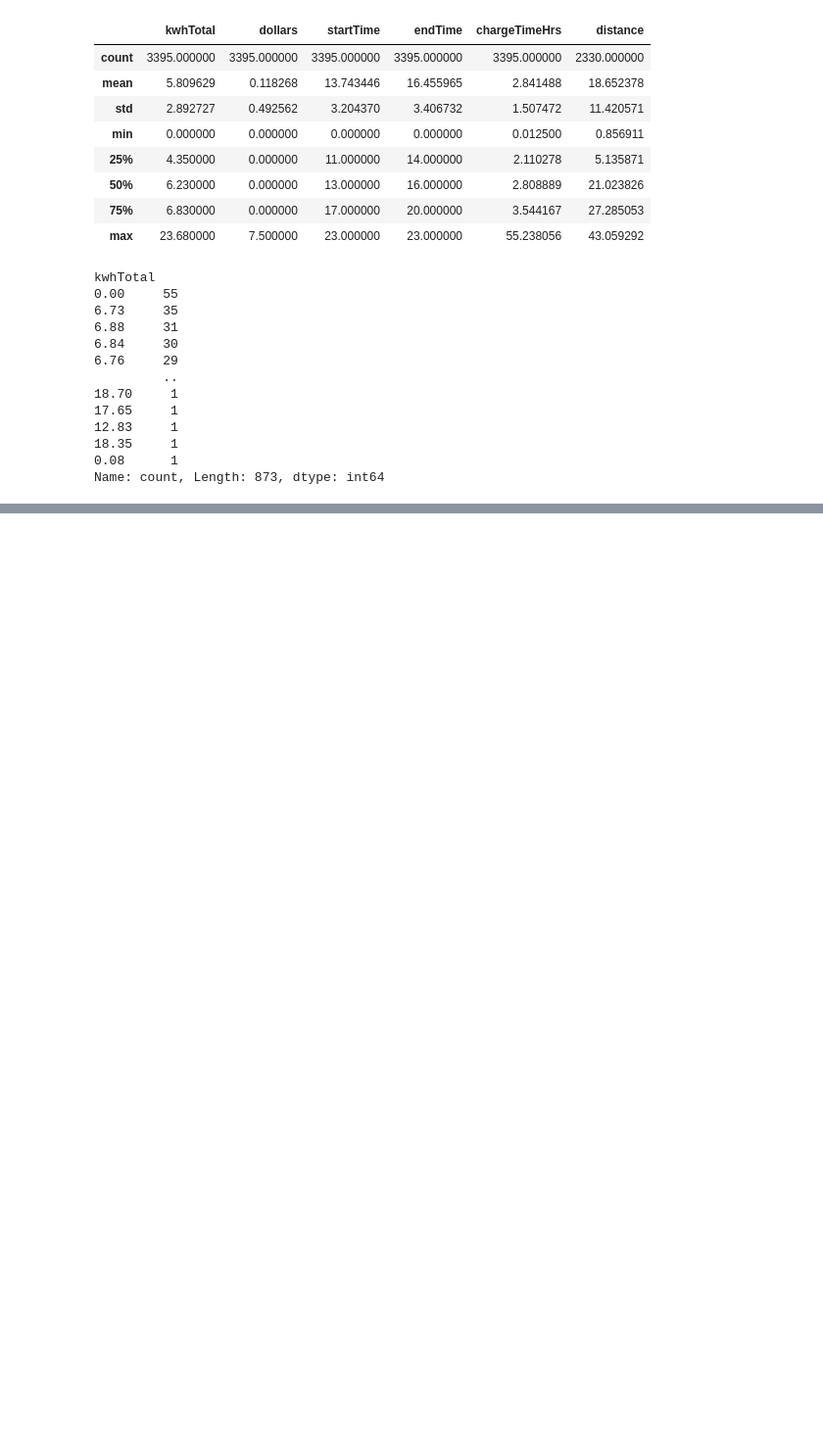
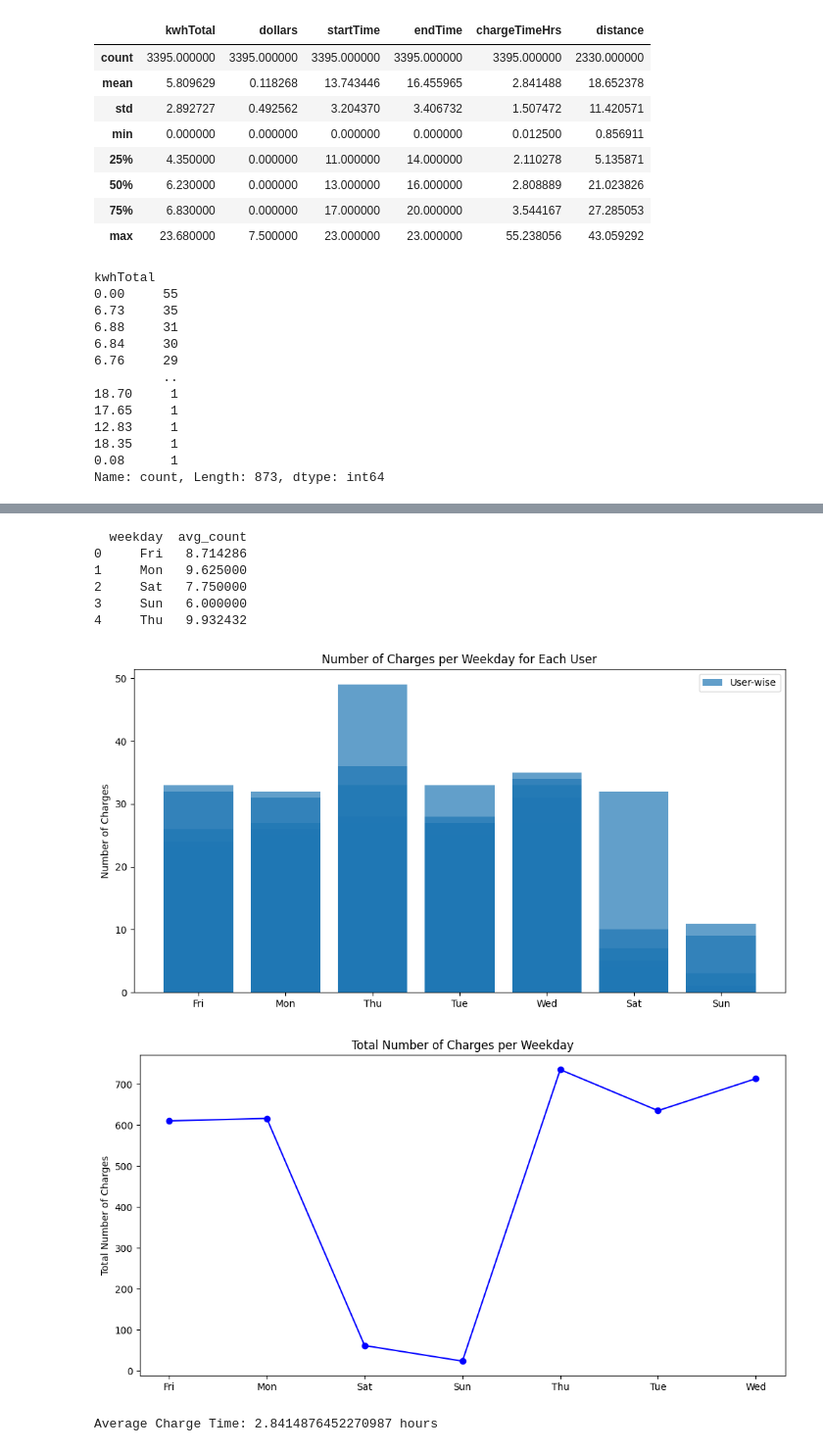
Before and after one commit to archeana/7DayWWCData, a Jupyter notebook: my-electric-car-analysis.ipynb, the cells around one changed output, grey strips where cells are left out. Shown at 98% size. Cells and saved outputs as stored; diff of their text form; code cells hidden in the pictures; blank space fills up the shorter version.

```diff
--- a/my-electric-car-analysis.ipynb
+++ b/my-electric-car-analysis.ipynb
@@ -265,0 +311,8 @@ Name: count, Length: 873, dtype: int64
+# %%
+#there is several entries from the same user Id so I want to know if it charges the car all the time at the same weekday.
+
+# Group by 'user_id' and 'weekday' and count the occurrences
+user_weekday_counts = data.groupby(['userId', 'weekday']).size().reset_index(name='count')
+
+# Print the result
+print(user_weekday_counts)
@@ -265,0 +334,45 @@ Name: count, Length: 873, dtype: int64
+# %%
+# Group by 'userId' and 'weekday' and calculate the average occurrences
+user_weekday_avg = data.groupby(['userId', 'weekday']).size().groupby('weekday').mean().reset_index(name='avg_count')
+
+# Display the contents of the user_weekday_avg DataFrame
+print(user_weekday_avg.head())
+# %% [output]
+  weekday  avg_count
+0     Fri   8.714286
+1     Mon   9.625000
+2     Sat   7.750000
+3     Sun   6.000000
+4     Thu   9.932432
+# %%
+import matplotlib.pyplot as plt
+
+
+# Group by 'weekday' and calculate the total count of occurrences
+total_weekday_counts = data.groupby('weekday').size().reset_index(name='total_count')
+
+# Create a bar plot for user_weekday_counts
+plt.figure(figsize=(12, 6))
+plt.bar(user_weekday_counts['weekday'], user_weekday_counts['count'], alpha=0.7, label='User-wise')
+plt.title('Number of Charges per Weekday for Each User')
+plt.ylabel('Number of Charges')
+plt.legend()
+plt.show()
+
+# Create a line plot for total_weekday_counts
+plt.figure(figsize=(12, 6))
+plt.plot(total_weekday_counts['weekday'], total_weekday_counts['total_count'], marker='o', linestyle='-', color='b')
+plt.title('Total Number of Charges per Weekday')
+plt.ylabel('Total Number of Charges')
+plt.show()
+# %% [output]
+[figure, added]
+[figure, added]
+# %%
+#day4
+# Average number of time it charges
+average_charge_time = data['chargeTimeHrs'].mean()
+
+print(f"Average Charge Time: {average_charge_time} hours")
+# %% [output]
+Average Charge Time: 2.8414876452270987 hours
```
Also changed, not shown: parts of 6 cells of this notebook.
